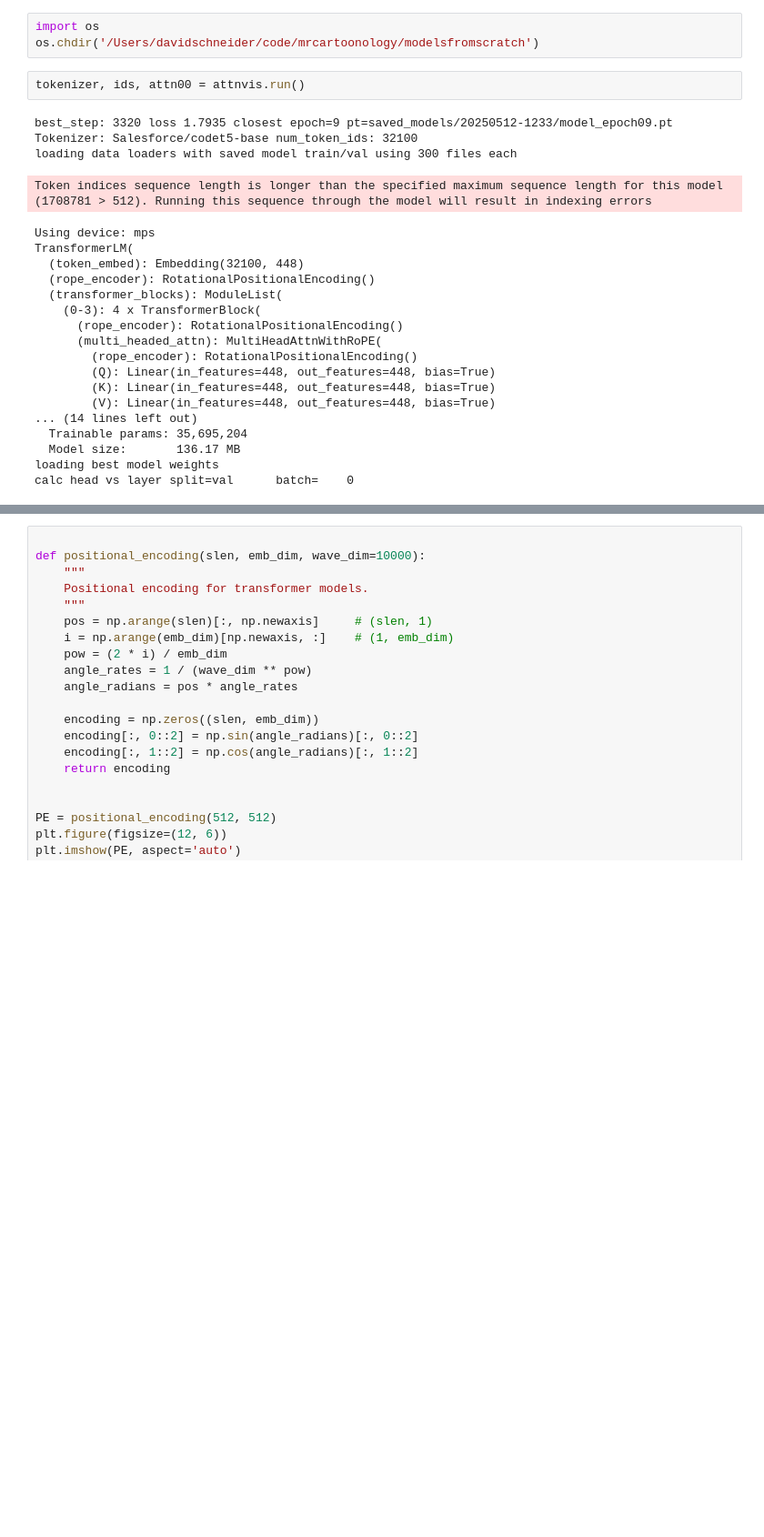
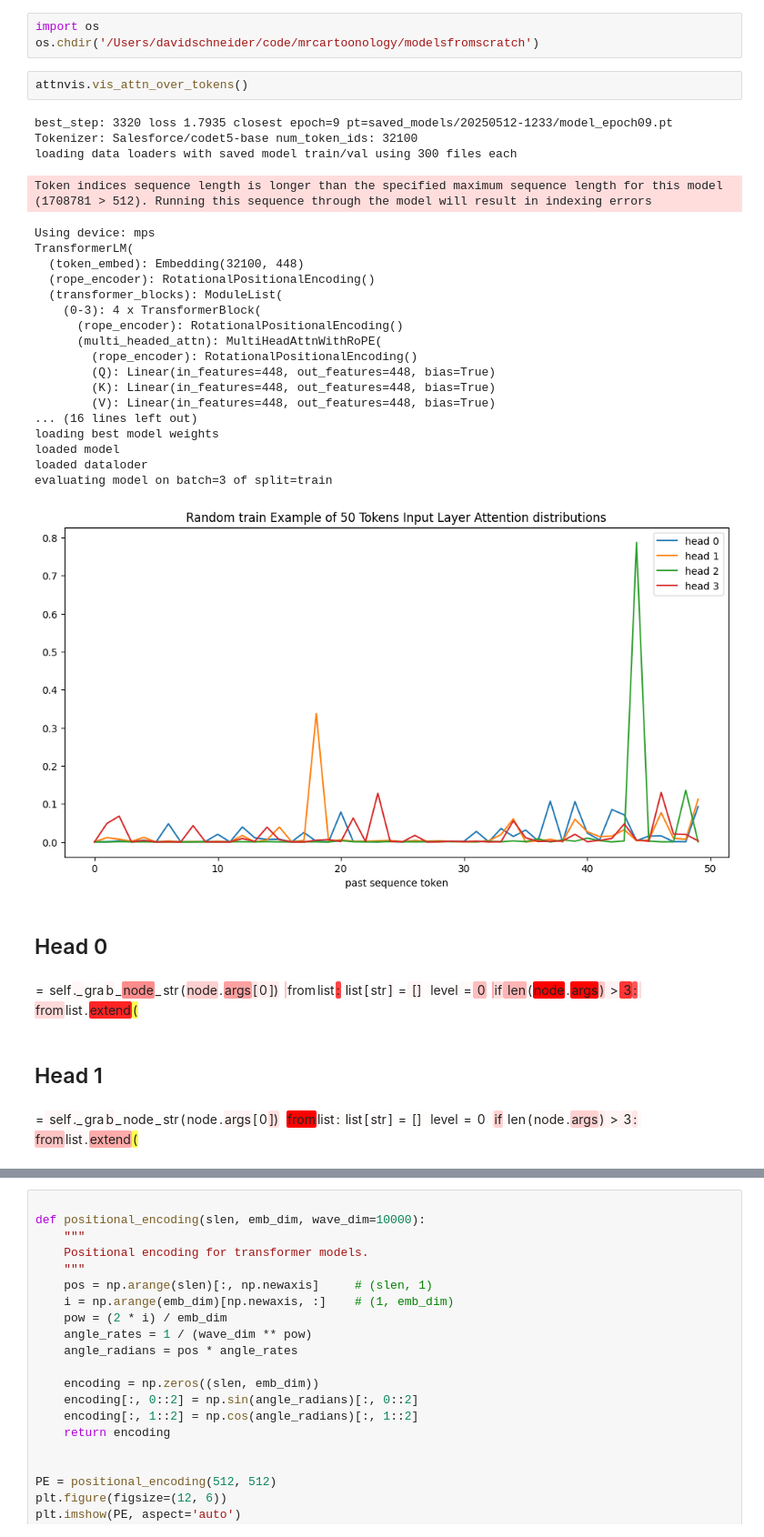
Before and after one commit to MrCartoonology/modelsfromscratch, a Jupyter notebook: notebooks/transformers.ipynb, the cells around one changed output, grey strips where cells are left out. Shown: that part at 91% size. Saved outputs shown, nothing was run; the diff lists cells and outputs as text; blank space fills up the shorter version.

```diff
--- a/notebooks/transformers.ipynb
+++ b/notebooks/transformers.ipynb
@@ -20,26 +24,31 @@ import importlib
 import os
 os.chdir('/Users/davidschneider/code/mrcartoonology/modelsfromscratch')
 # %%
-tokenizer, ids, attn00 = attnvis.run()
+attnvis.vis_attn_over_tokens()
 # %% [output]
 best_step: 3320 loss 1.7935 closest epoch=9 pt=saved_models/20250512-1233/model_epoch09.pt
 Tokenizer: Salesforce/codet5-base num_token_ids: 32100
 loading data loaders with saved model train/val using 300 files each
 Token indices sequence length is longer than the specified maximum sequence length for this model (1708781 > 512). Running this sequence through the model will result in indexing errors
 Using device: mps
 TransformerLM(
   (token_embed): Embedding(32100, 448)
   (rope_encoder): RotationalPositionalEncoding()
   (transformer_blocks): ModuleList(
     (0-3): 4 x TransformerBlock(
       (rope_encoder): RotationalPositionalEncoding()
       (multi_headed_attn): MultiHeadAttnWithRoPE(
         (rope_encoder): RotationalPositionalEncoding()
         (Q): Linear(in_features=448, out_features=448, bias=True)
         (K): Linear(in_features=448, out_features=448, bias=True)
         (V): Linear(in_features=448, out_features=448, bias=True)
-... (14 lines left out)
-  Trainable params: 35,695,204
-  Model size:       136.17 MB
+... (16 lines left out)
 loading best model weights
-calc head vs layer split=val      batch=    0
+loaded model
+loaded dataloder
+evaluating model on batch=3 of split=train
+[figure, added]
+Head 0
+= self._grab_node_str(node.args[0]) fromlist: list[str] = [] level = 0 if len(node.args) > 3: fromlist.extend(
+Head 1
+= self._grab_node_str(node.args[0]) fromlist: list[str] = [] level = 0 if len(node.args) > 3: fromlist.extend(
```
Also changed, not shown: parts of 26 cells of this notebook, 1 other file.
